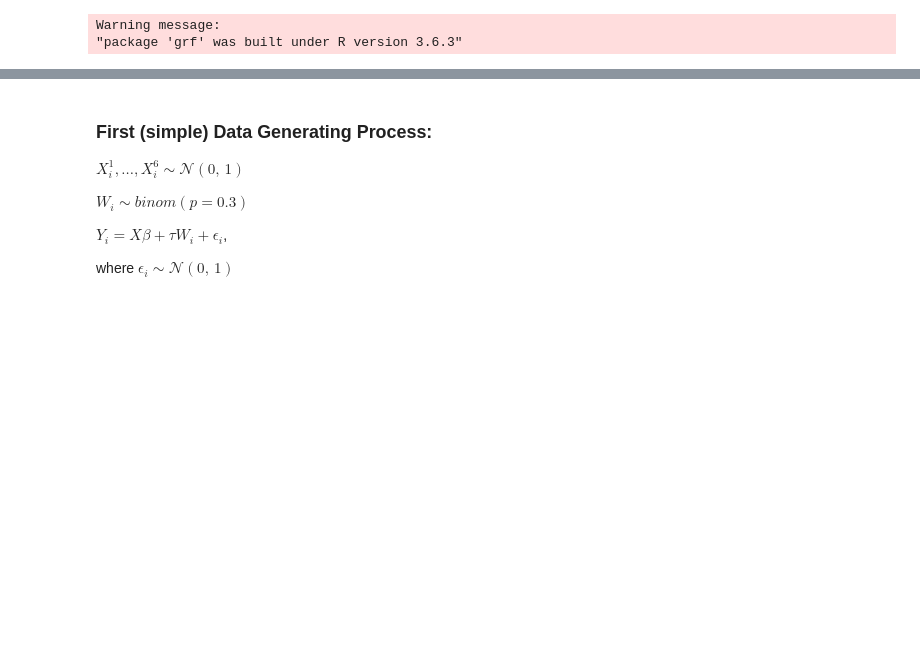
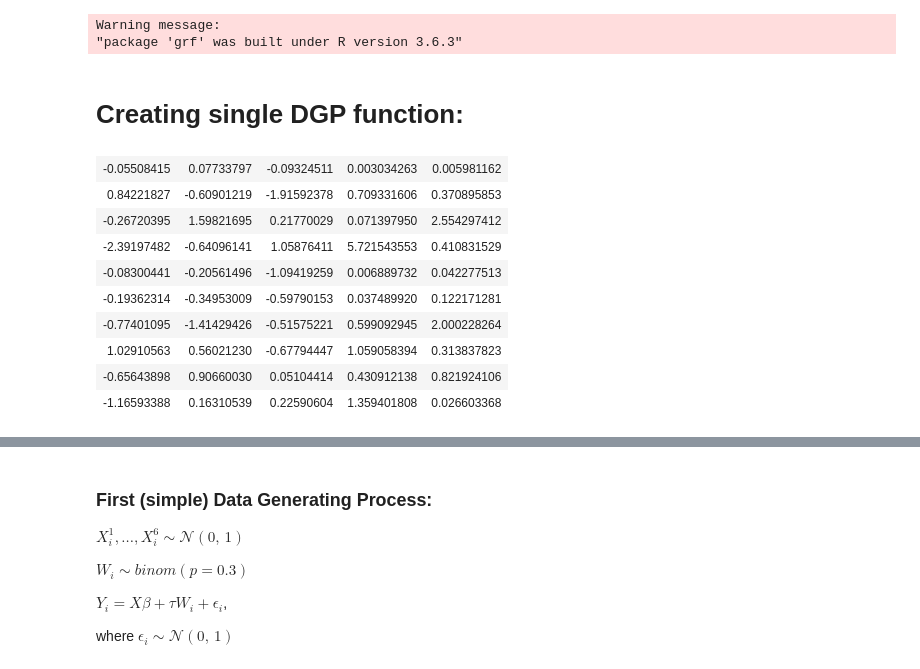
Before and after one commit to tihaup/Project-CompStats, a Jupyter notebook: First Simulations.ipynb, the cells around one changed output, grey strips where cells are left out. Drawn from its saved outputs; the diff is of its cells as text; code cells hidden in the pictures; blank space fills up the shorter version.

```diff
--- a/First Simulations.ipynb
+++ b/First Simulations.ipynb
@@ -8,3 +8,5 @@ Warning message:
 "package 'grf' was built under R version 3.6.3"
 # %%
 set.seed(123)
+# %% [markdown]
+# Creating single DGP function:
@@ -10,0 +90,17 @@ set.seed(123)
+# %%
+X <- matrix(rnorm(n=50,0,1), 10, 5)
+X[,5-1] <- X[,1]^2
+X[,5] <- X[,2]^2
+
+X
+# %% [output]
+| -0.05508415 | 0.07733797 | -0.09324511 | 0.003034263 | 0.005981162 |
+| 0.84221827 | -0.60901219 | -1.91592378 | 0.709331606 | 0.370895853 |
+| -0.26720395 | 1.59821695 | 0.21770029 | 0.071397950 | 2.554297412 |
+| -2.39197482 | -0.64096141 | 1.05876411 | 5.721543553 | 0.410831529 |
+| -0.08300441 | -0.20561496 | -1.09419259 | 0.006889732 | 0.042277513 |
+| -0.19362314 | -0.34953009 | -0.59790153 | 0.037489920 | 0.122171281 |
+| -0.77401095 | -1.41429426 | -0.51575221 | 0.599092945 | 2.000228264 |
+| 1.02910563 | 0.56021230 | -0.67794447 | 1.059058394 | 0.313837823 |
+| -0.65643898 | 0.90660030 | 0.05104414 | 0.430912138 | 0.821924106 |
+| -1.16593388 | 0.16310539 | 0.22590604 | 1.359401808 | 0.026603368 |
```
Also changed, not shown: parts of 2 cells of this notebook.
